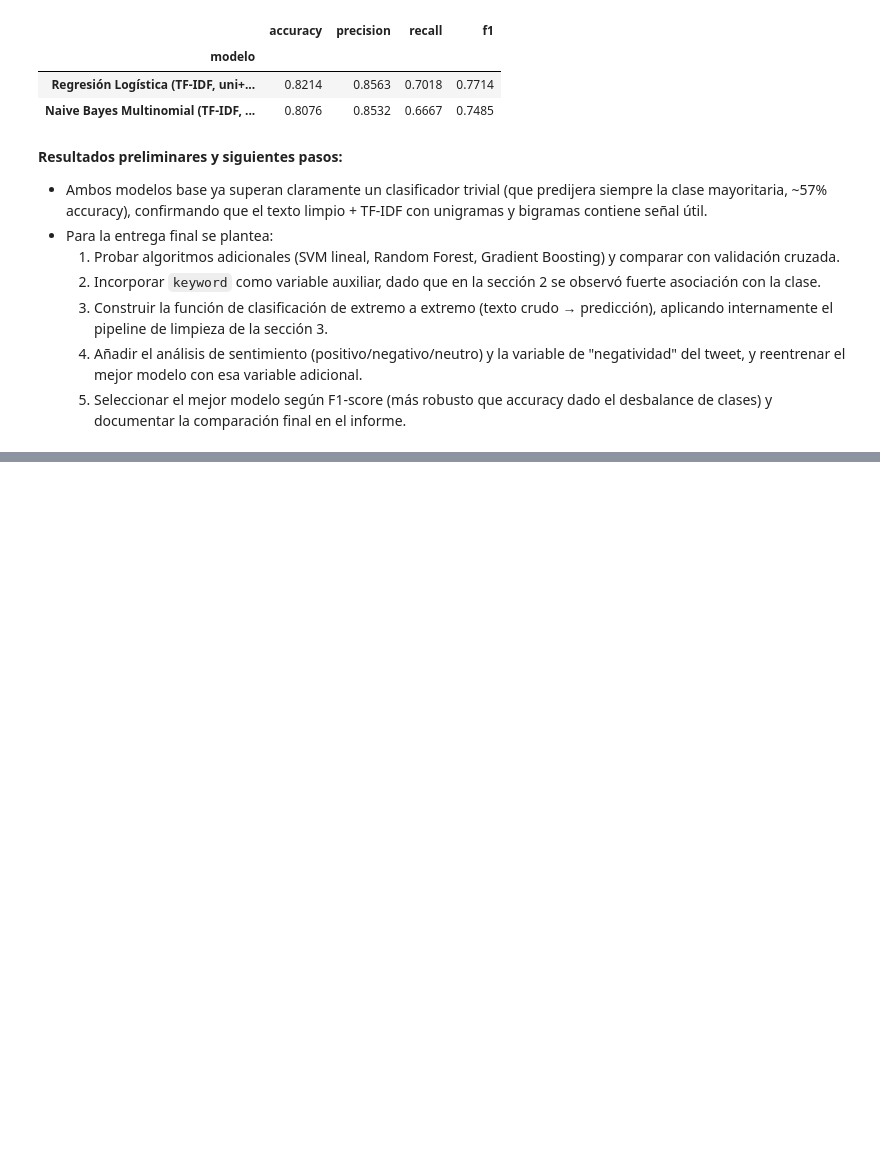
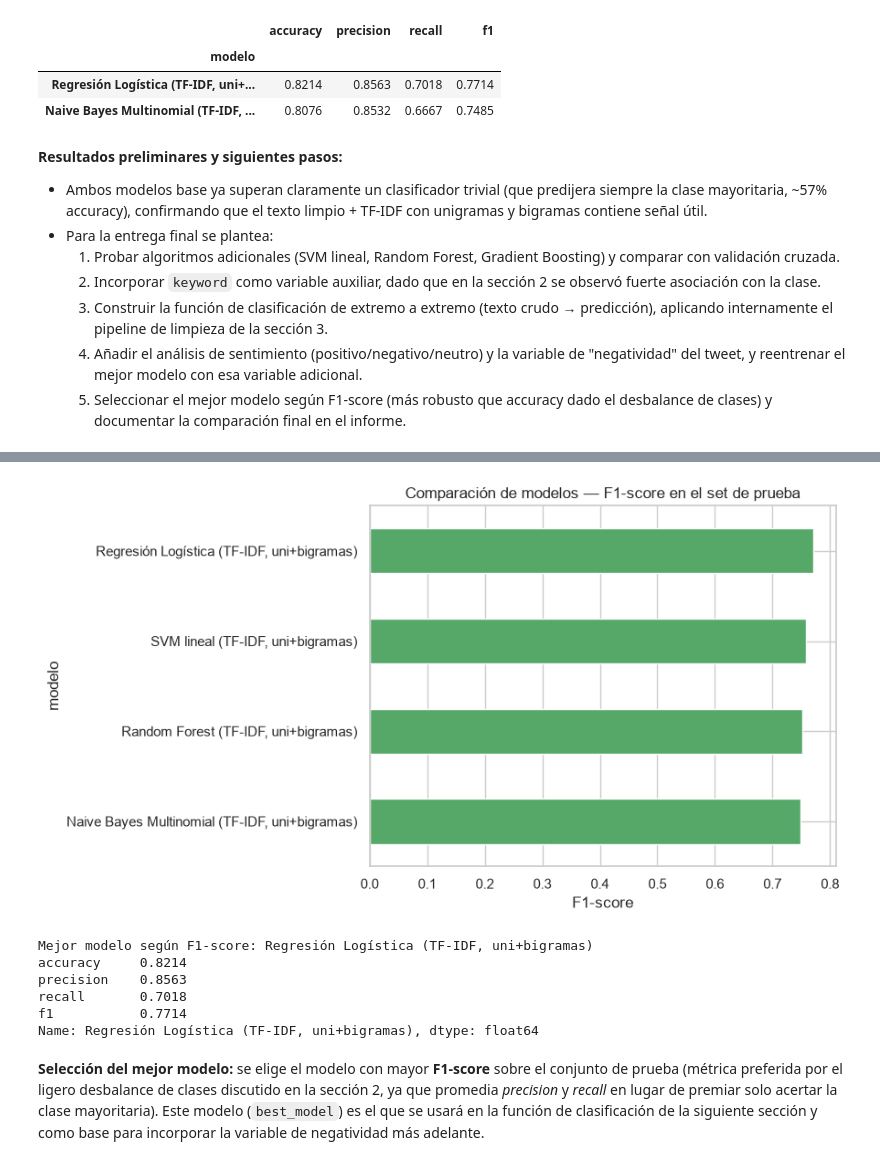
Before and after one commit to DavidDominguez-11/DS-Lab1, a Jupyter notebook: Laboratorio5_avance.ipynb, the cells around one changed output, grey strips where cells are left out. Cells and saved outputs as stored; diff of their text form; code cells hidden in the pictures; blank space fills up the shorter version.

Commit message:
Comparar varios modelos de clasificacion

```diff
--- a/Laboratorio5_avance.ipynb
+++ b/Laboratorio5_avance.ipynb
@@ -561,0 +568,11 @@ resultados_df
+# %%
+from sklearn.svm import LinearSVC
+from sklearn.ensemble import RandomForestClassifier
+
+svm = LinearSVC(random_state=RANDOM_STATE)
+svm.fit(X_train_tfidf, y_train)
+resultados.append(evaluar_modelo("SVM lineal (TF-IDF, uni+bigramas)", svm, X_test_tfidf, y_test))
+
+rf = RandomForestClassifier(n_estimators=300, random_state=RANDOM_STATE, n_jobs=-1)
+rf.fit(X_train_tfidf, y_train)
+resultados.append(evaluar_modelo("Random Forest (TF-IDF, uni+bigramas)", rf, X_test_tfidf, y_test))
@@ -561,0 +597,4 @@ resultados_df
+# %%
+resultados_df = pd.DataFrame(resultados).drop_duplicates(subset="modelo", keep="last").set_index("modelo").round(4)
+resultados_df = resultados_df.sort_values("f1", ascending=False)
+resultados_df
@@ -561,0 +608,29 @@ resultados_df
+# %%
+fig, ax = plt.subplots(figsize=(9, 5))
+resultados_df["f1"].sort_values().plot.barh(ax=ax, color="#55A868")
+ax.set_xlabel("F1-score")
+ax.set_title("Comparación de modelos — F1-score en el set de prueba")
+plt.tight_layout()
+plt.show()
+
+modelos = {
+    "Regresión Logística (TF-IDF, uni+bigramas)": log_reg,
+    "Naive Bayes Multinomial (TF-IDF, uni+bigramas)": nb,
+    "SVM lineal (TF-IDF, uni+bigramas)": svm,
+    "Random Forest (TF-IDF, uni+bigramas)": rf,
+}
+
+best_model_name = resultados_df["f1"].idxmax()
+best_model = modelos[best_model_name]
+print(f"Mejor modelo según F1-score: {best_model_name}")
+print(resultados_df.loc[best_model_name])
+# %% [output]
+[figure, added]
+Mejor modelo según F1-score: Regresión Logística (TF-IDF, uni+bigramas)
+accuracy     0.8214
+precision    0.8563
+recall       0.7018
+f1           0.7714
+Name: Regresión Logística (TF-IDF, uni+bigramas), dtype: float64
+# %% [markdown]
+**Selección del mejor modelo:** se elige el modelo con mayor **F1-score** sobre el conjunto de prueba (métrica preferida por el ligero desbalance de clases discutido en la sección 2, ya que promedia *precision* y *recall* en lugar de premiar solo acertar la clase mayoritaria). Este modelo (`best_model`) es el que se usará en la función de clasificación de la siguiente sección y como base para incorporar la variable de negatividad más adelante.
```
Also changed, not shown: parts of 3 cells of this notebook.
